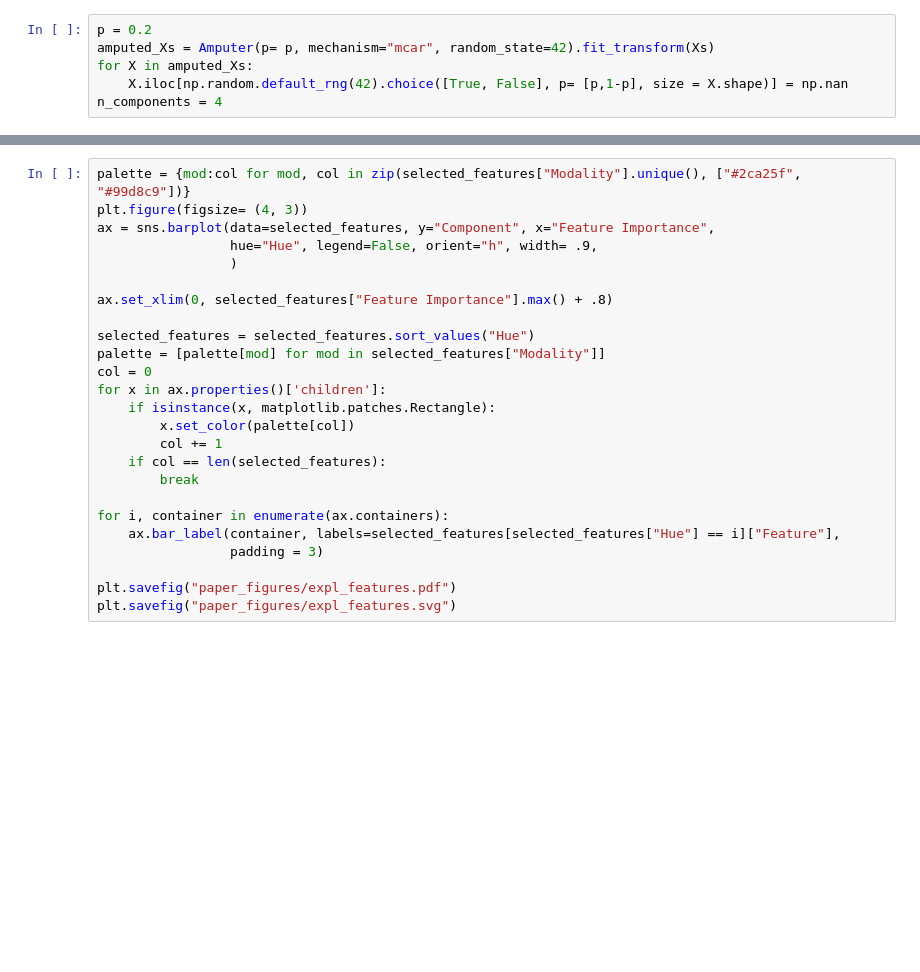
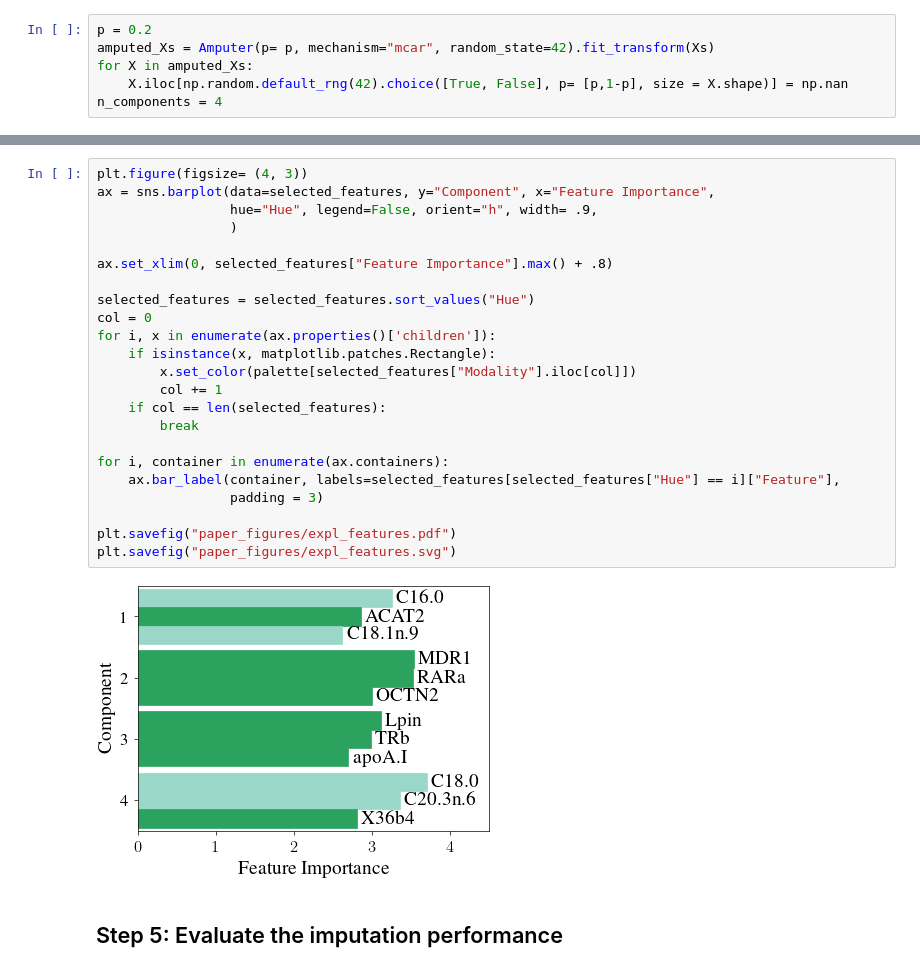
Before and after one commit to RafRomB/imml, a Jupyter notebook: tutorials/select_and_extract_features.ipynb, the cells around one changed output, grey strips where cells are left out. Drawn from its saved outputs; the diff is of its cells as text; blank space fills up the shorter version.

```diff
--- a/tutorials/select_and_extract_features.ipynb
+++ b/tutorials/select_and_extract_features.ipynb
@@ -216,25 +182,27 @@ selected_features
 # %%
-palette = {mod:col for mod, col in zip(selected_features["Modality"].unique(), ["#2ca25f", "#99d8c9"])}
 plt.figure(figsize= (4, 3))
 ax = sns.barplot(data=selected_features, y="Component", x="Feature Importance",
                  hue="Hue", legend=False, orient="h", width= .9,
                  )
 
 ax.set_xlim(0, selected_features["Feature Importance"].max() + .8)
 
 selected_features = selected_features.sort_values("Hue")
-palette = [palette[mod] for mod in selected_features["Modality"]]
 col = 0
-for x in ax.properties()['children']:
+for i, x in enumerate(ax.properties()['children']):
     if isinstance(x, matplotlib.patches.Rectangle):
-        x.set_color(palette[col])
+        x.set_color(palette[selected_features["Modality"].iloc[col]])
         col += 1
     if col == len(selected_features):
         break
 
 for i, container in enumerate(ax.containers):
     ax.bar_label(container, labels=selected_features[selected_features["Hue"] == i]["Feature"],
                  padding = 3)
 
 plt.savefig("paper_figures/expl_features.pdf")
 plt.savefig("paper_figures/expl_features.svg")
+# %% [output]
+[figure, added]
+# %% [markdown]
+## Step 5: Evaluate the imputation performance
```
Also changed, not shown: parts of 40 cells of this notebook, 1 other file.
